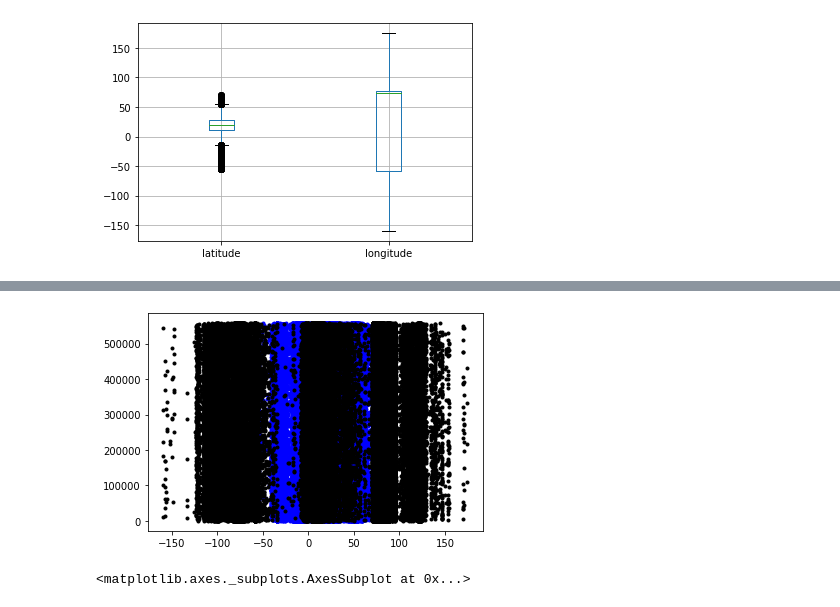
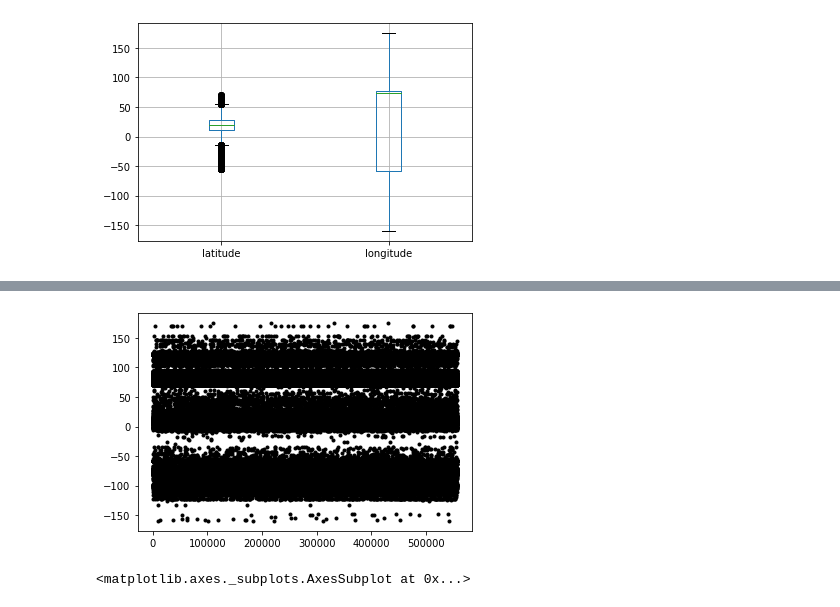
Before and after one commit to rsehmbi/covid19, a Jupyter notebook: ExploratoryDataAnalysis.ipynb, the cells around one changed output, grey strips where cells are left out. Cells and saved outputs as stored; diff of their text form; code cells hidden in the pictures.

```diff
--- a/ExploratoryDataAnalysis.ipynb
+++ b/ExploratoryDataAnalysis.ipynb
@@ -125,8 +147,7 @@ IndividualCases.boxplot()
 # %%
-plt.plot(IndividualCases["latitude"],IndividualCases.index, '.', color='blue');
-plt.plot(IndividualCases["longitude"],IndividualCases.index, '.', color='black');
+plt.plot(IndividualCases.index,IndividualCases["longitude"], '.', color='black');
 # %% [output]
-[figure, old version]
+[figure, new version]
 # %%
 ProcessedLocations.boxplot()
 # %% [output]
```
Also changed, not shown: parts of 8 cells of this notebook.
